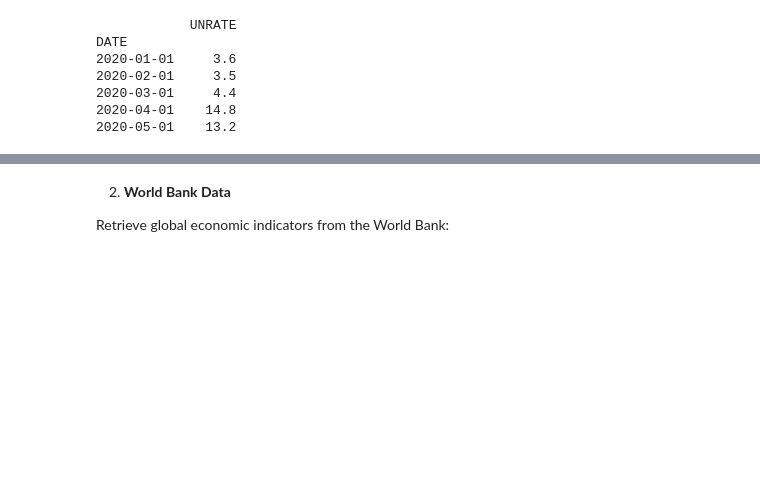
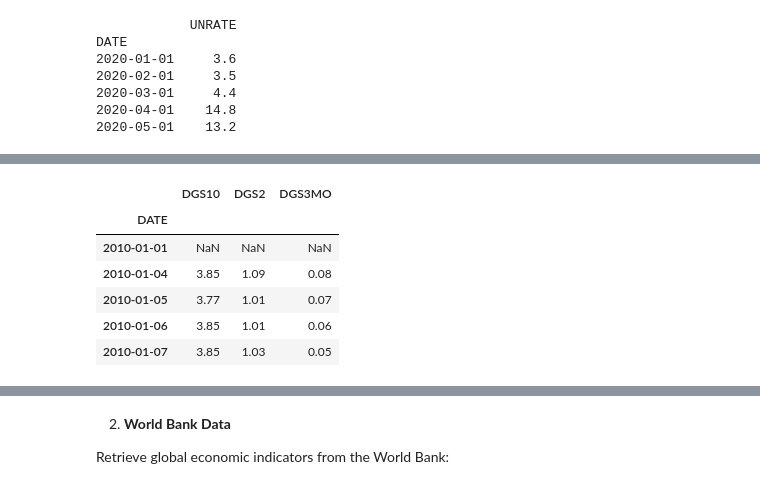
Before and after one commit to polyhedron-gdl/ml-for-finance-intro, a Jupyter notebook: 2025/01-notebooks/nb-lesson-1-3.ipynb, the cells around one changed output, grey strips where cells are left out. Cells and saved outputs as stored; diff of their text form; code cells hidden in the pictures; blank space fills up the shorter version.

```diff
--- a/2025/01-notebooks/nb-lesson-1-3.ipynb
+++ b/2025/01-notebooks/nb-lesson-1-3.ipynb
@@ -76,0 +109,20 @@ DATE
+# %%
+# Example: Fetching Multiple Interest Rate Series
+# You can request multiple interest rate series at once by passing a list of series IDs.
+
+# List of interest rate series IDs
+series_ids = ["DGS10", "DGS2", "DGS3MO"]  # 10Y, 2Y, and 3-Month Treasury rates
+
+# Fetch data
+rates = pdr.data.DataReader(series_ids, "fred", start_date, end_date)
+
+# Print the first few rows
+rates.head()
+# %% [output]
+|  | DGS10 | DGS2 | DGS3MO |
+| DATE |  |  |  |
+| 2010-01-01 | NaN | NaN | NaN |
+| 2010-01-04 | 3.85 | 1.09 | 0.08 |
+| 2010-01-05 | 3.77 | 1.01 | 0.07 |
+| 2010-01-06 | 3.85 | 1.01 | 0.06 |
+| 2010-01-07 | 3.85 | 1.03 | 0.05 |
```
Also changed, not shown: parts of 13 cells of this notebook.
